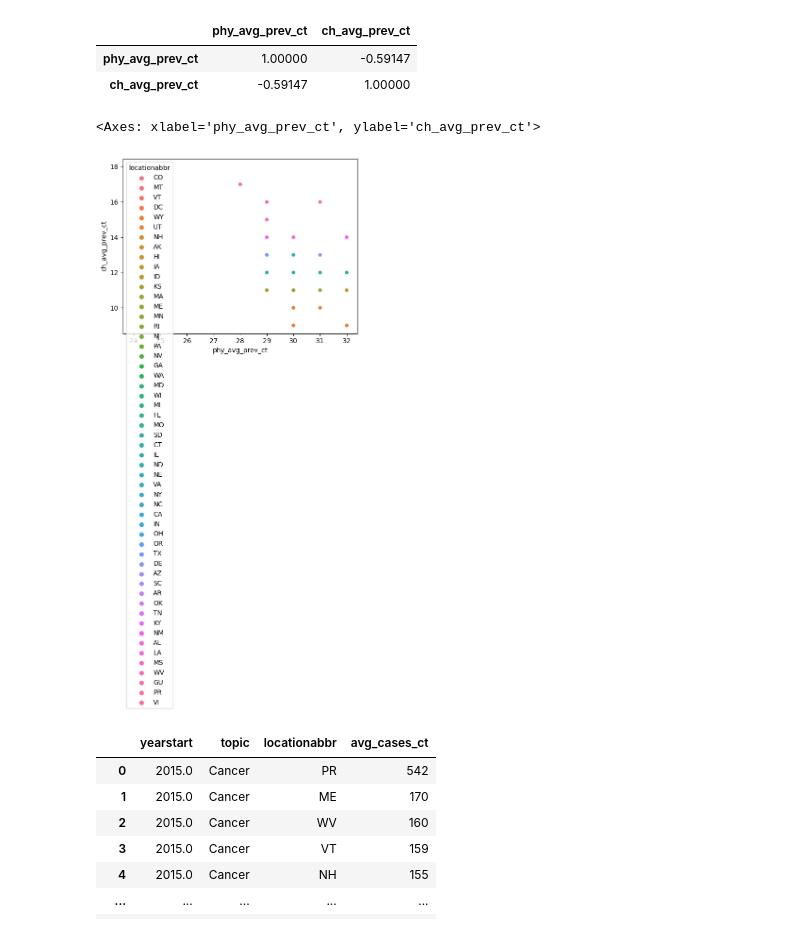
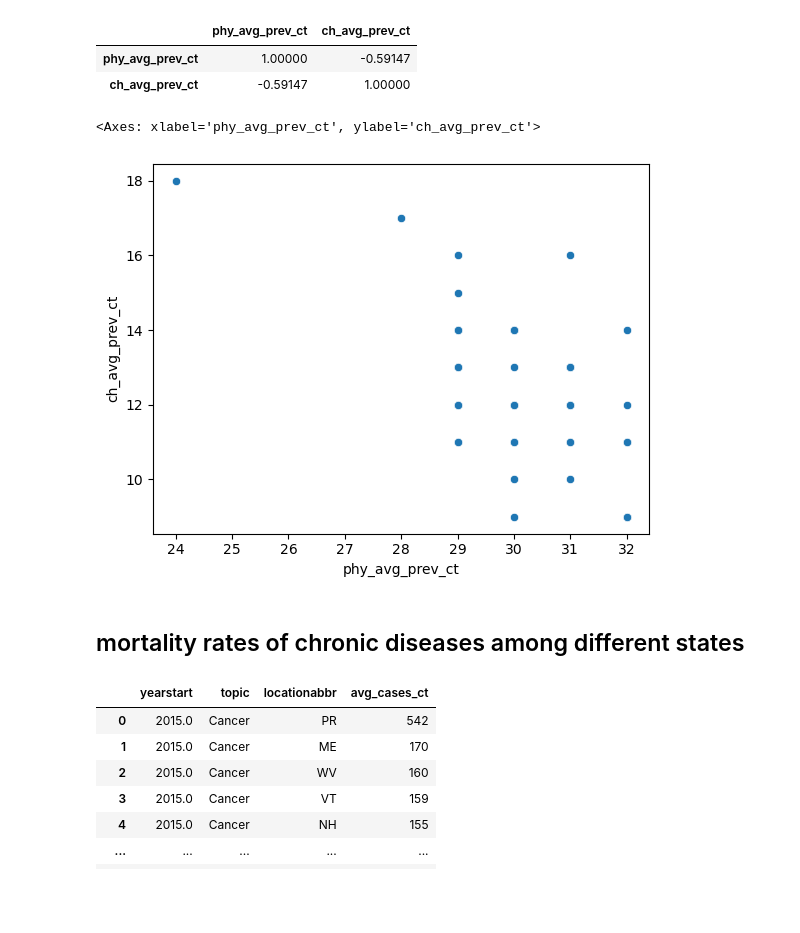
Before and after one commit to Khush0395/capstone_ptl, a Jupyter notebook: script/cd_pgpython.ipynb, the cells around one changed output. Drawn from its saved outputs; the diff is of its cells as text; code cells hidden in the pictures; blank space fills up the shorter version.

```diff
--- a/script/cd_pgpython.ipynb
+++ b/script/cd_pgpython.ipynb
@@ -897,10 +899,12 @@ py_db[['phy_avg_prev_ct', 'ch_avg_prev_ct']].corr()
 | phy_avg_prev_ct | 1.00000 | -0.59147 |
 | ch_avg_prev_ct | -0.59147 | 1.00000 |
 # %%
-sns.scatterplot(data=py_db, x="phy_avg_prev_ct", y="ch_avg_prev_ct",hue = 'locationabbr')
+sns.scatterplot(data=py_db, x="phy_avg_prev_ct", y="ch_avg_prev_ct")
 # %% [output]
 <Axes: xlabel='phy_avg_prev_ct', ylabel='ch_avg_prev_ct'>
-[figure, old version]
+[figure, new version]
+# %% [markdown]
+## mortality rates of chronic diseases among different states
 # %%
 query = '''
 
```
Also changed, not shown: parts of 7 cells of this notebook, 5 other files.
